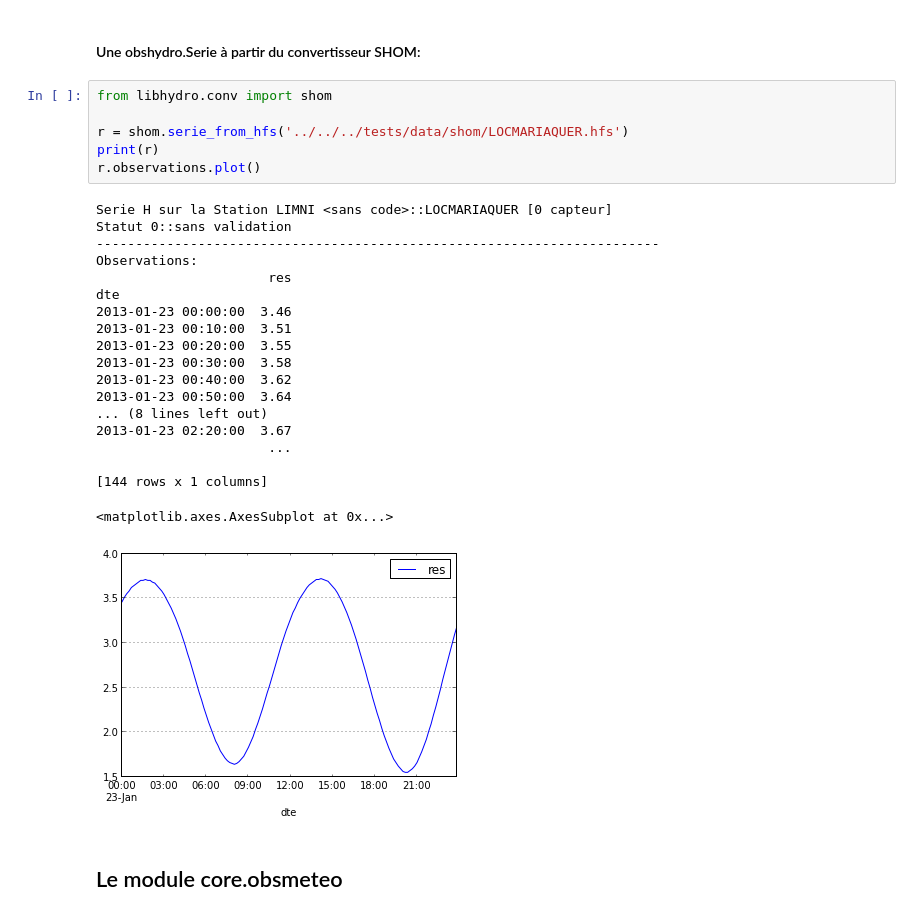
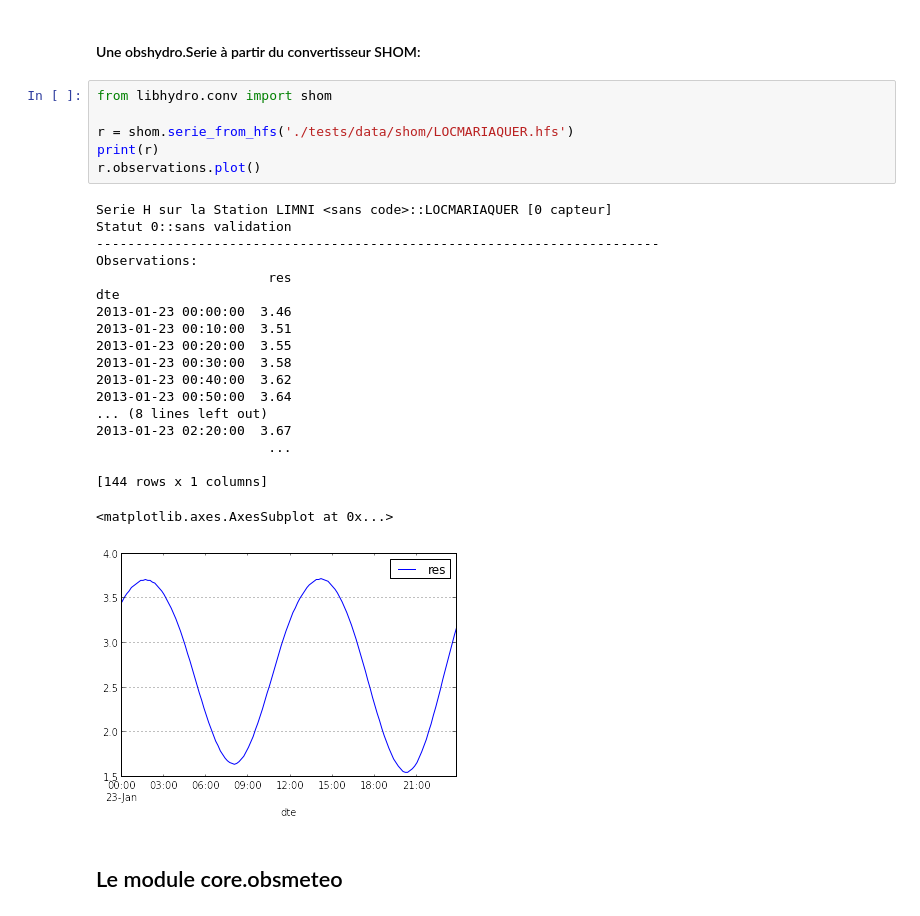
Before and after one commit to sebromon/libhydro, a Jupyter notebook: doc/development_guide/notebooks/tutorial.ipynb, the cells around one changed output. Drawn from its saved outputs; the diff is of its cells as text.

```diff
--- a/doc/development_guide/notebooks/tutorial.ipynb
+++ b/doc/development_guide/notebooks/tutorial.ipynb
@@ -200,29 +211,29 @@ obshydro.Observations.concat(r.observations, r.observations)
 # %%
 from libhydro.conv import shom
 
-r = shom.serie_from_hfs('../../../tests/data/shom/LOCMARIAQUER.hfs')
+r = shom.serie_from_hfs('./tests/data/shom/LOCMARIAQUER.hfs')
 print(r)
 r.observations.plot()
 # %% [output]
 Serie H sur la Station LIMNI <sans code>::LOCMARIAQUER [0 capteur]
 Statut 0::sans validation
 ------------------------------------------------------------------------
 Observations:
                       res
 dte
 2013-01-23 00:00:00  3.46
 2013-01-23 00:10:00  3.51
 2013-01-23 00:20:00  3.55
 2013-01-23 00:30:00  3.58
 2013-01-23 00:40:00  3.62
 2013-01-23 00:50:00  3.64
 ... (8 lines left out)
 2013-01-23 02:20:00  3.67
                       ...
 
 [144 rows x 1 columns]
 <matplotlib.axes.AxesSubplot at 0x...>
-[figure, old version]
+[figure, new version]
 # %% [markdown]
 ## Le module core.obsmeteo
 # %% [markdown]
```
Also changed, not shown: parts of 22 cells of this notebook, 1 other file.
